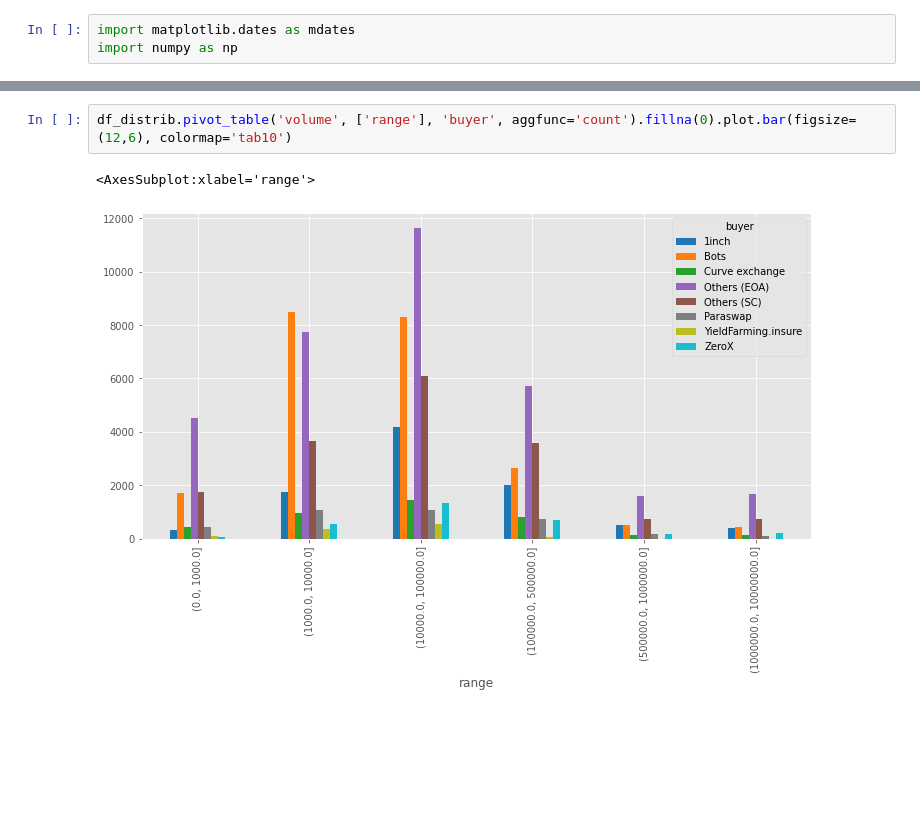
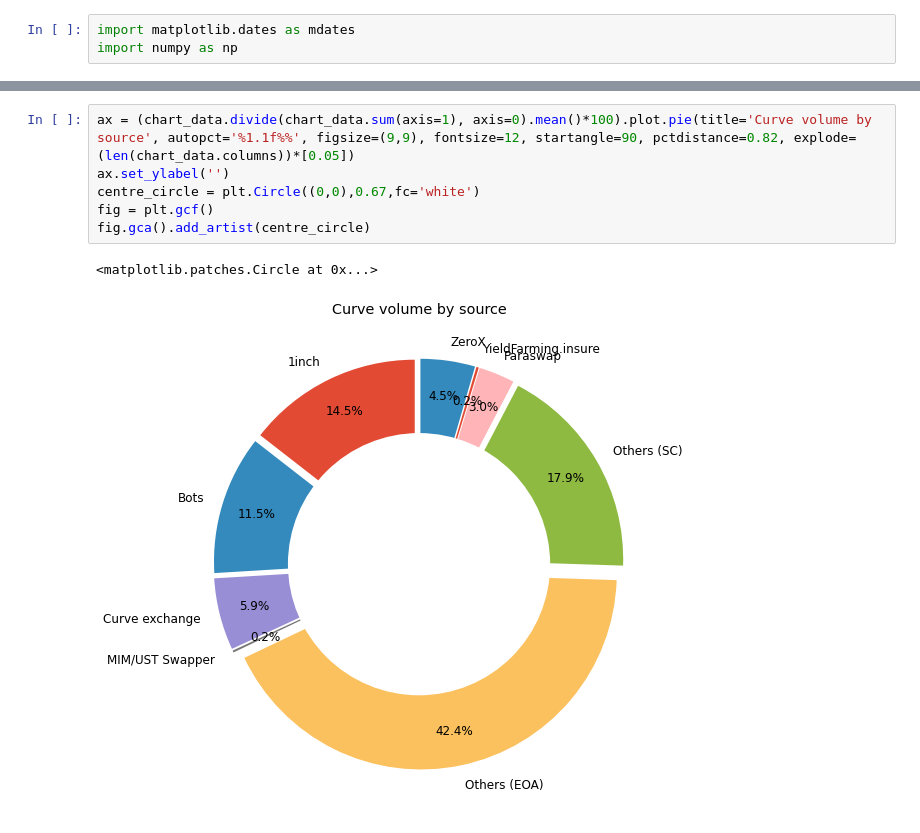
Before and after one commit to benber86/curve-volume-sources, a Jupyter notebook: Volume sources.ipynb, the cells around one changed output, grey strips where cells are left out. Saved outputs shown, nothing was run; the diff lists cells and outputs as text; blank space fills up the shorter version.

```diff
--- a/Volume sources.ipynb
+++ b/Volume sources.ipynb
@@ -320,5 +307,9 @@ df_distrib
-# %%
-df_distrib.pivot_table('volume', ['range'], 'buyer', aggfunc='count').fillna(0).plot.bar(figsize=(12,6), colormap='tab10')
-# %% [output]
-<AxesSubplot:xlabel='range'>
-[figure, removed]
+# %%
+ax = (chart_data.divide(chart_data.sum(axis=1), axis=0).mean()*100).plot.pie(title='Curve volume by source', autopct='%1.1f%%', figsize=(9,9), fontsize=12, startangle=90, pctdistance=0.82, explode=(len(chart_data.columns))*[0.05])
+ax.set_ylabel('')
+centre_circle = plt.Circle((0,0),0.67,fc='white')
+fig = plt.gcf()
+fig.gca().add_artist(centre_circle)
+# %% [output]
+<matplotlib.patches.Circle at 0x...>
+[figure, added]
```
Also changed, not shown: parts of 36 cells of this notebook.
